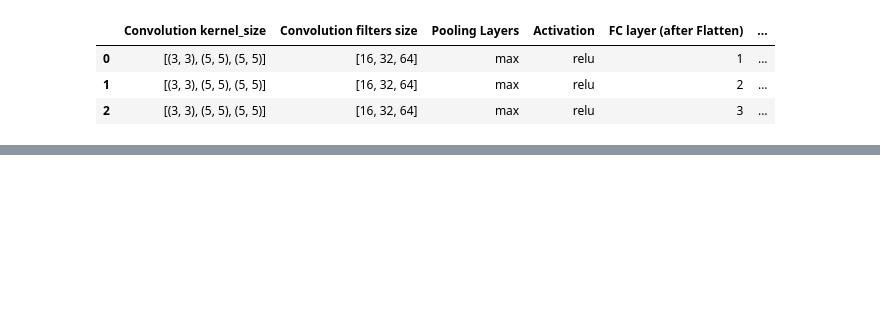
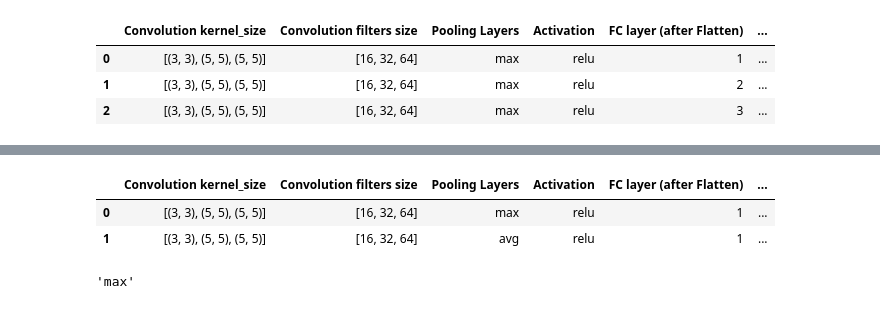
Before and after one commit to Abhiroop25902/CS-4172-ML-Lab, a Jupyter notebook: Assign6/assign6.ipynb, the cells around one changed output, grey strips where cells are left out. Drawn from its saved outputs; the diff is of its cells as text; code cells hidden in the pictures; blank space fills up the shorter version.

```diff
--- a/Assign6/assign6.ipynb
+++ b/Assign6/assign6.ipynb
@@ -324,0 +393,15 @@ best_num_fc_layers
+# %%
+result
+# %% [output]
+|  | Convolution kernel_size | Convolution filters size | Pooling Layers | Activation | FC layer (after Flatten) | ... |
+| 0 | [(3, 3), (5, 5), (5, 5)] | [16, 32, 64] | max | relu | 1 | ... |
+| 1 | [(3, 3), (5, 5), (5, 5)] | [16, 32, 64] | avg | relu | 1 | ... |
+# %%
+best_pool = result.sort_values(
+    by=['Validation Accuracy', 'Validation Loss'],
+    ascending=[False, True]
+    )['Pooling Layers'].iloc[0]
+
+best_pool
+# %% [output]
+'max'
```
Also changed, not shown: parts of 10 cells of this notebook.
